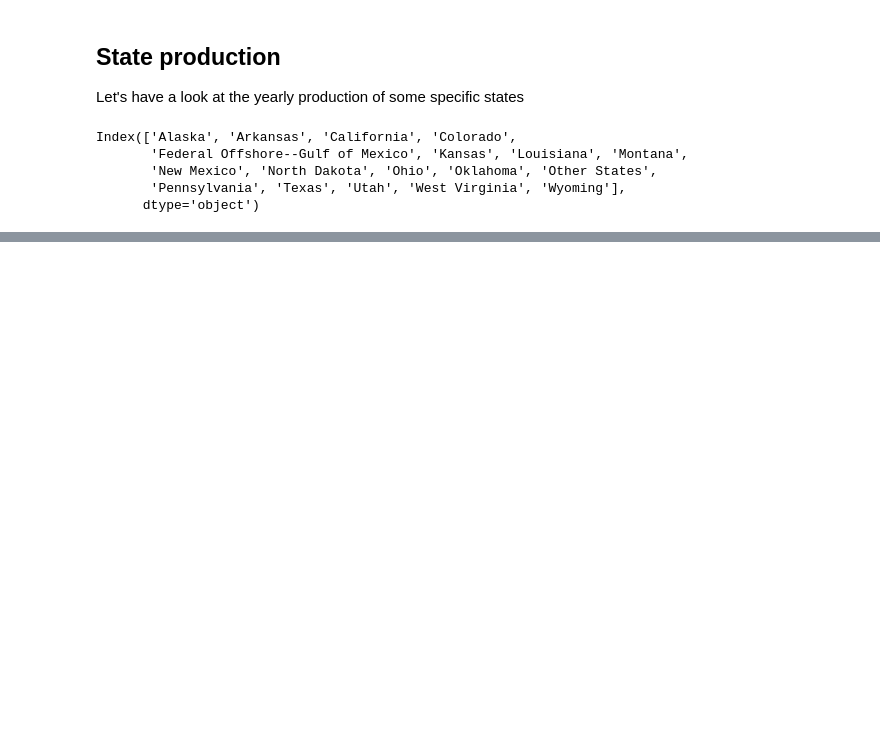
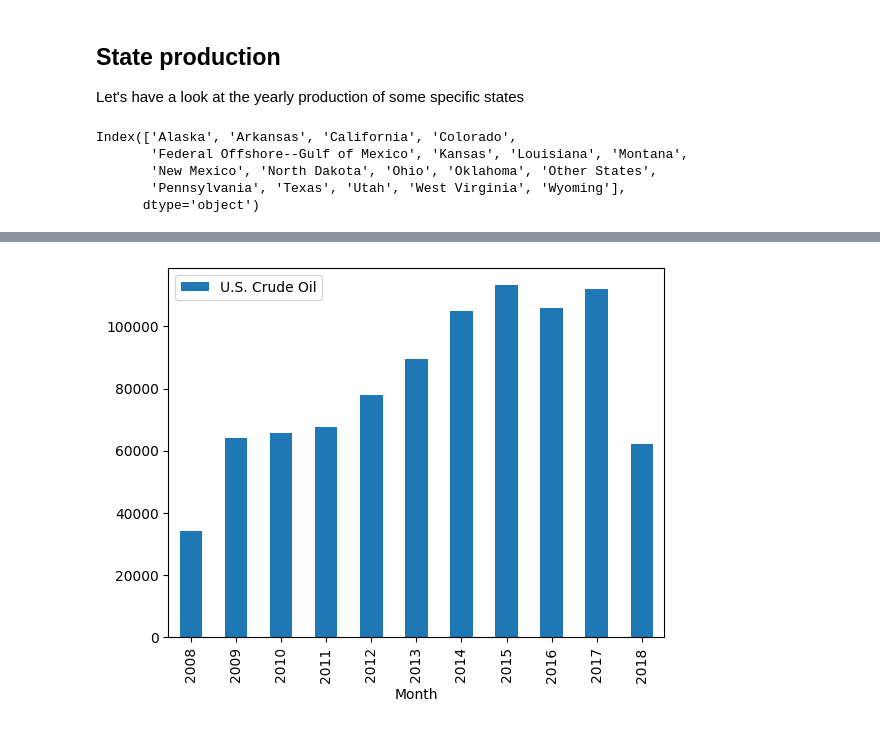
Before and after one commit to tanushrin/data-us-oil-and-gas-production, a Jupyter notebook: oil_and_gas.ipynb, the cells around one changed output, grey strips where cells are left out. Drawn from its saved outputs; the diff is of its cells as text; code cells hidden in the pictures; blank space fills up the shorter version.

```diff
--- a/oil_and_gas.ipynb
+++ b/oil_and_gas.ipynb
@@ -291,0 +306,4 @@ Index(['Alaska', 'Arkansas', 'California', 'Colorado',
+# %%
+file1 = "data/U.S._crude_oil_production.csv"
+oil_df = pd.read_csv(file1, decimal=",")
+oil_df.head(12)
@@ -291,0 +325,3 @@ Index(['Alaska', 'Arkansas', 'California', 'Colorado',
+# %%
+oil_df['Month'] = pd.to_datetime(oil_df['Month'])
+oil_df.info()
@@ -291,0 +350,2 @@ Index(['Alaska', 'Arkansas', 'California', 'Colorado',
+# %%
+yearly_oil_df = oil_df.groupby(oil_df['Month'].dt.year)[oil_df.columns].sum()
@@ -291,0 +369,3 @@ Index(['Alaska', 'Arkansas', 'California', 'Colorado',
+# %%
+yearly_oil_df.columns = yearly_oil_df.columns.str.strip()
+yearly_oil_df.columns
@@ -291,0 +381,4 @@ Index(['Alaska', 'Arkansas', 'California', 'Colorado',
+# %%
+yearly_oil_df.filter(items=['U.S. Crude Oil']).plot(kind='bar');
+# %% [output]
+[figure, added]
```
Also changed, not shown: parts of 12 cells of this notebook, 1 other file.
